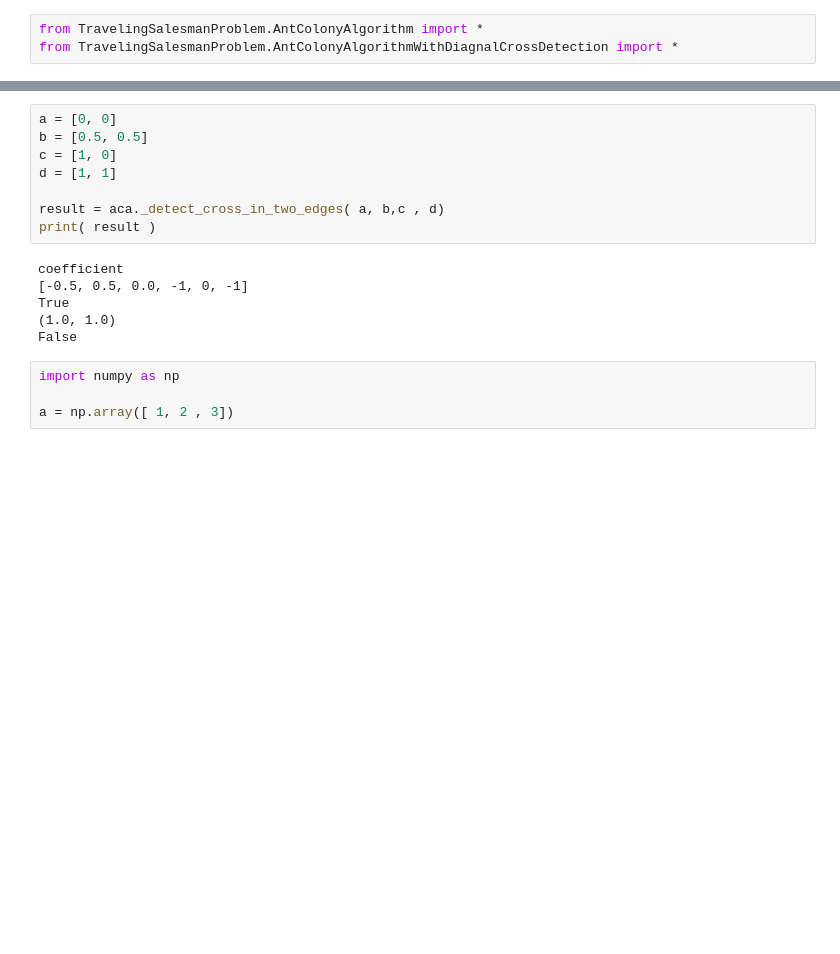
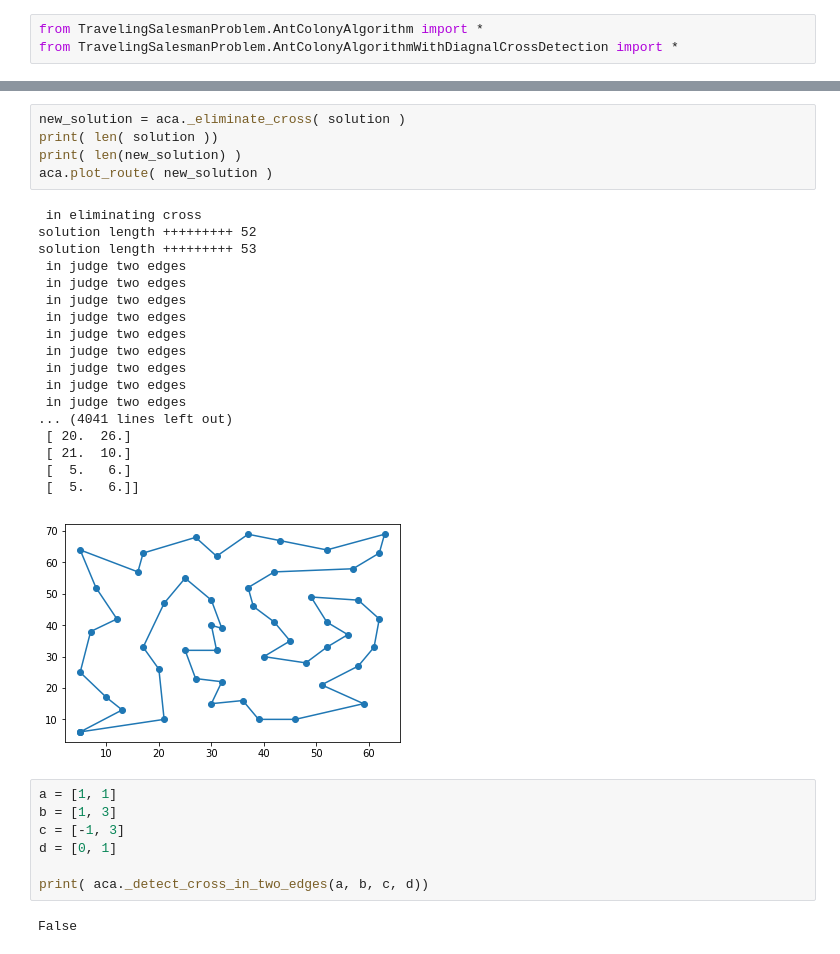
Before and after one commit to 2016cxg/MinMax-MTSP-based-on-limited-cities-ACO-and-cross-avoidance, a Jupyter notebook: src/test.ipynb, the cells around one changed output, grey strips where cells are left out. Saved outputs shown, nothing was run; the diff lists cells and outputs as text; blank space fills up the shorter version.

```diff
--- a/src/test.ipynb
+++ b/src/test.ipynb
@@ -21,18 +47,33 @@ in 2
+# %%
+new_solution = aca._eliminate_cross( solution )
+print( len( solution ))
+print( len(new_solution) )
+aca.plot_route( new_solution )
+# %% [output]
+ in eliminating cross
+solution length +++++++++ 52
+solution length +++++++++ 53
+ in judge two edges
+ in judge two edges
+ in judge two edges
+ in judge two edges
+ in judge two edges
+ in judge two edges
+ in judge two edges
+ in judge two edges
+ in judge two edges
+... (4041 lines left out)
+ [ 20.  26.]
+ [ 21.  10.]
+ [  5.   6.]
+ [  5.   6.]]
+[figure, added]
 # %%
-a = [0, 0]
-b = [0.5, 0.5]
-c = [1, 0]
-d = [1, 1]
+a = [1, 1]
+b = [1, 3]
+c = [-1, 3]
+d = [0, 1]
 
-result = aca._detect_cross_in_two_edges( a, b,c , d)
-print( result )
+print( aca._detect_cross_in_two_edges(a, b, c, d))
 # %% [output]
-coefficient
-[-0.5, 0.5, 0.0, -1, 0, -1]
-True
-(1.0, 1.0)
 False
-# %%
-import numpy as np
-
-a = np.array([ 1, 2 , 3])
```
Also changed, not shown: parts of 7 cells of this notebook.
